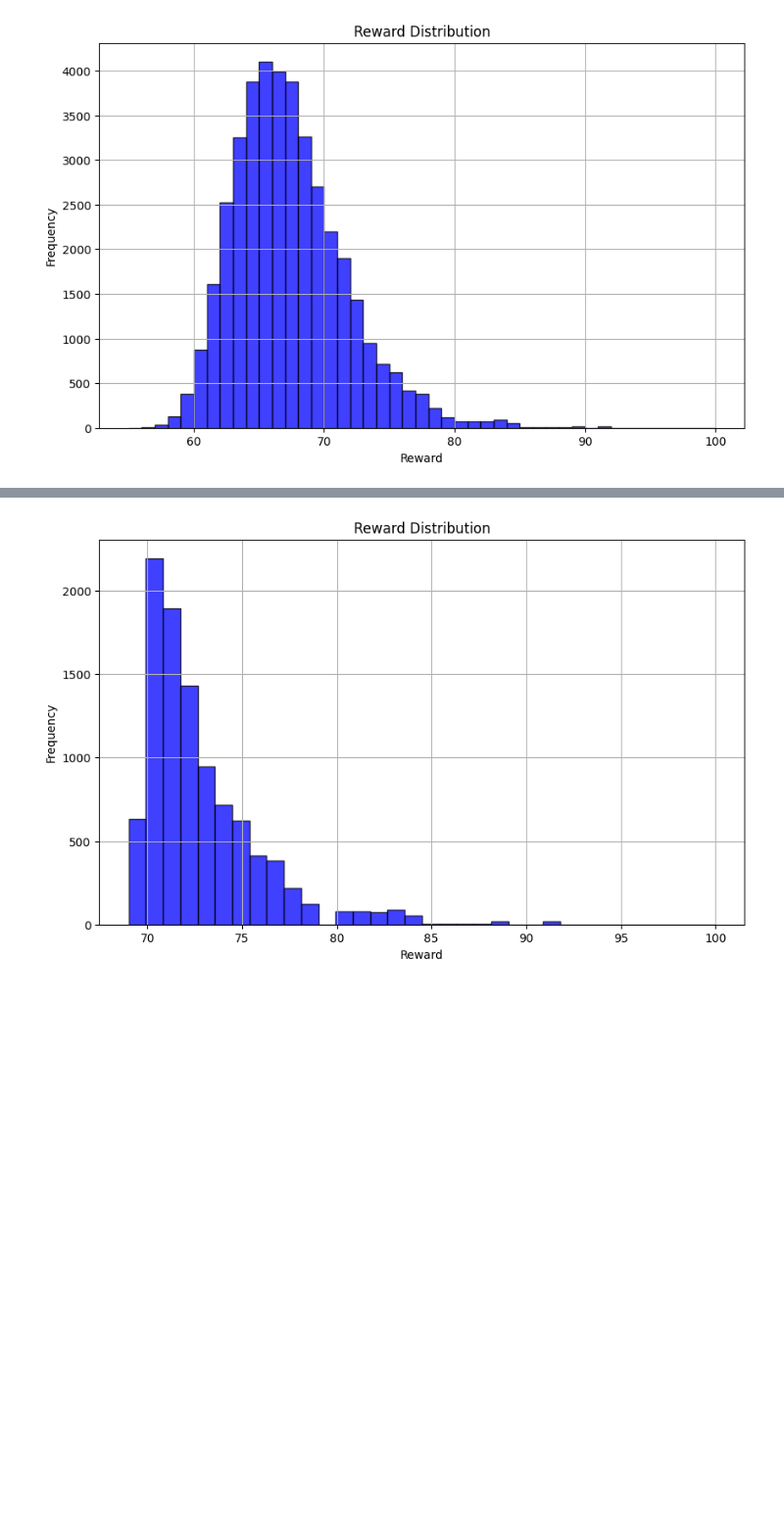
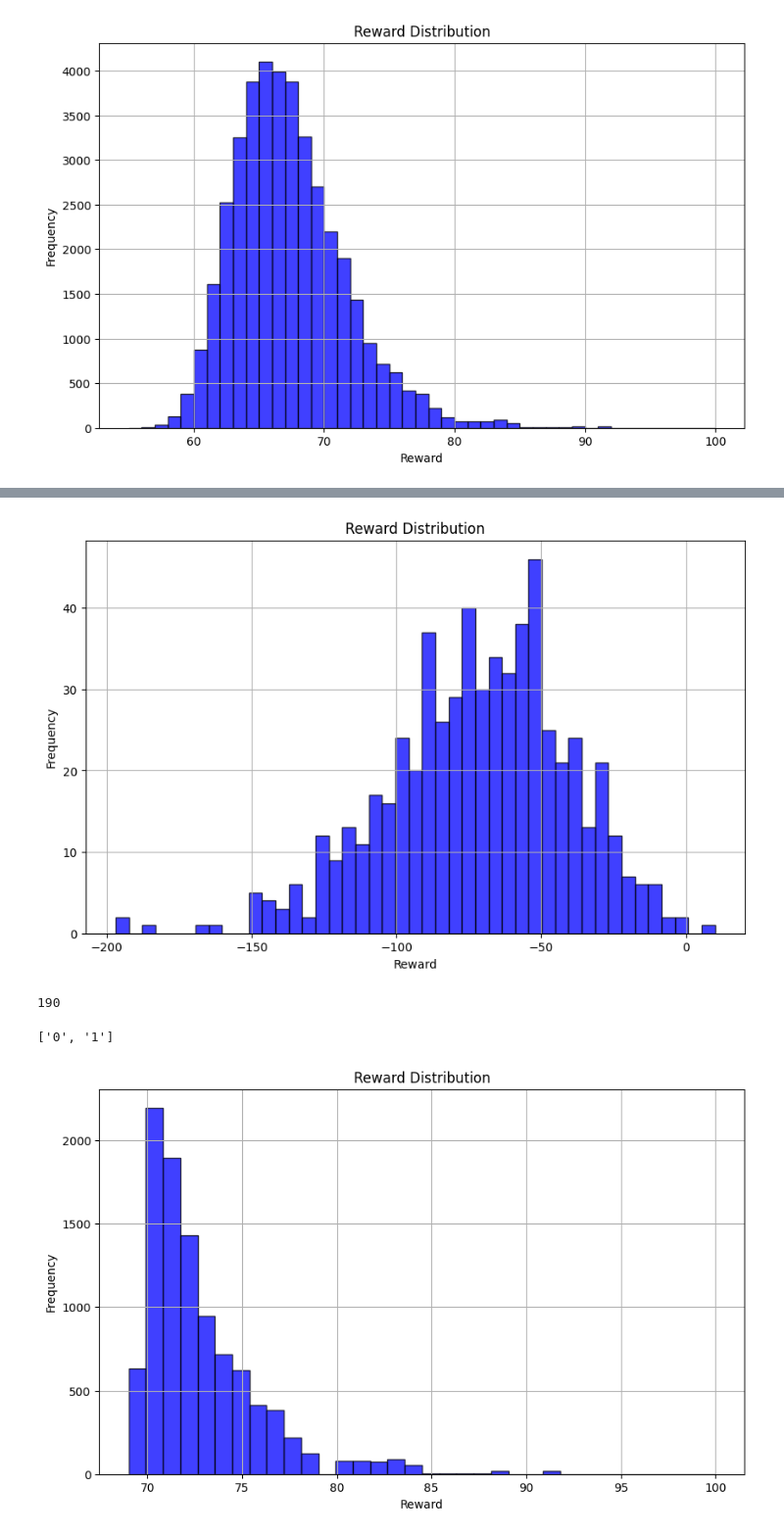
Before and after one commit to lgiito/transformers_math_experiments, a Jupyter notebook: test4.ipynb, the cells around one changed output, grey strips where cells are left out. Shown: that part at 98% size. Cells and saved outputs as stored; diff of their text form; code cells hidden in the pictures; blank space fills up the shorter version.

```diff
--- a/test4.ipynb
+++ b/test4.ipynb
@@ -100,3 +471,20 @@ best_dataset = dataset.select(range(len(dataset) // 4))
+# %%
+from triangle_free import greedy_search_from_startpoint, empty_starting_point, reward_calc
+
+correct_rewards = [reward_calc(sample, N) for sample in correct_samples]
+cut_rewards = [reward_calc(sample, N) for sample in cut_samples]
+# %%
+plot_histogram(cut_rewards, bins=45)
+# %% [output]
+[figure, added]
+# %%
+len(words[3])
+# %% [output]
+190
+# %%
+list(set([i for word in words for i in word]))
+# %% [output]
+['0', '1']
 # %%
 plot_histogram(best_dataset["reward"], bins=34)
 # %% [output]
```
Also changed, not shown: parts of 34 cells of this notebook, 7 other files.
